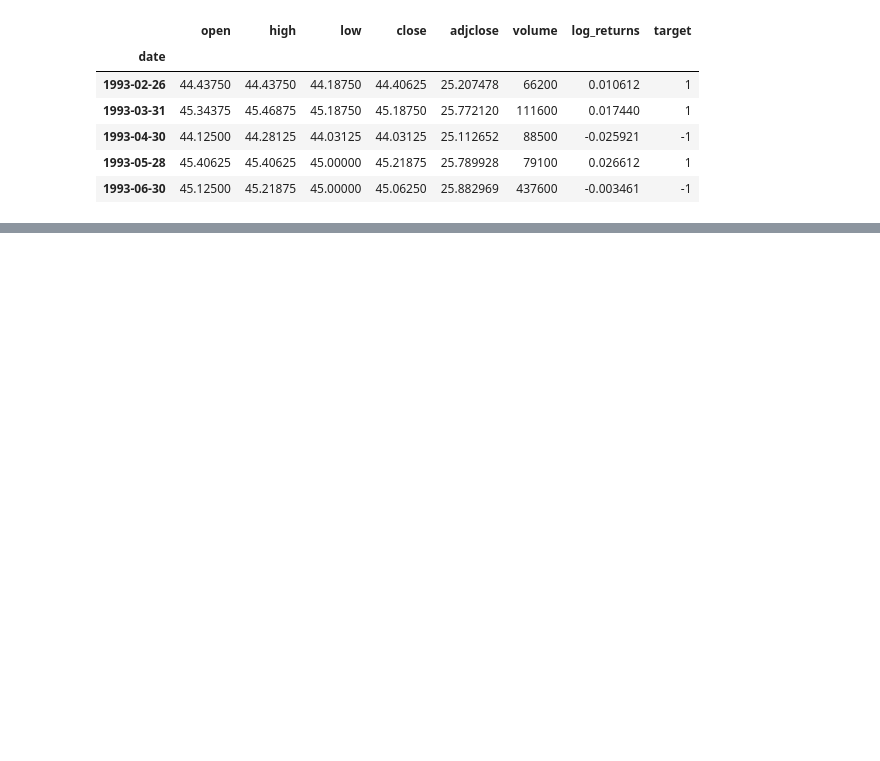
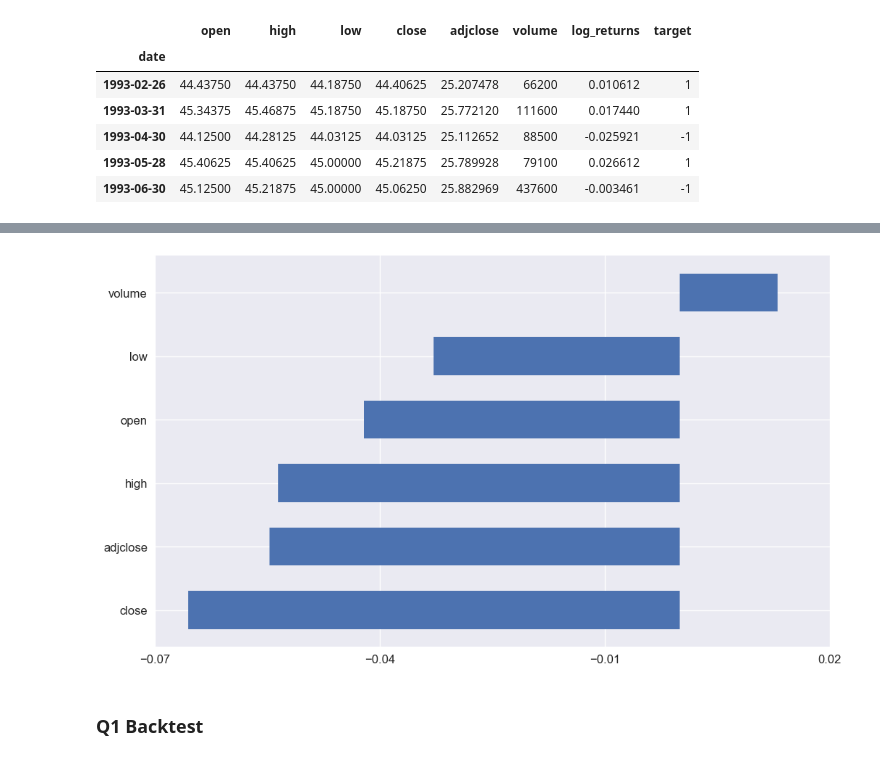
Before and after one commit to tdotkim/nw_msds, a Jupyter notebook: 451_financial_machine_learning/week_6/module6.ipynb, the cells around one changed output, grey strips where cells are left out. Saved outputs shown, nothing was run; the diff lists cells and outputs as text; code cells hidden in the pictures; blank space fills up the shorter version.

```diff
--- a/451_financial_machine_learning/week_6/module6.ipynb
+++ b/451_financial_machine_learning/week_6/module6.ipynb
@@ -63,12 +75,17 @@ class rfmodel:
             #dividends included is the target
             self.ydata = self.data['target'].copy()
             #any target giving > 0 returns is a good enough trade
-            self.X_Train, self.X_Test, self.Y_Train, self.Y_Test = train_test_split(self.xdata, self.ydata, test_size=test_size, random_state=1)
+            self.X_Train, self.X_Test, self.Y_Train, self.Y_Test = train_test_split(self.xdata, self.ydata, test_size=test_size, random_state=1,shuffle=False)
         else:
             self.xdata = self.data.copy().drop(['target'], axis=1)
             self.ydata = self.data['target'].copy()
-            self.X_Train = self.xdata
-            self.Y_Train = self.ydata
+
+    def alt_splitdata(self, test_size=0.2):
+        self.xdata = self.data.copy().drop(['ret'], axis=1)
+        self.xdata.set_index('yyyymm', inplace=True)
+        self.ydata = self.data.copy()[['yyyymm','ret']]
+        self.ydata.set_index('yyyymm', inplace=True)
+        self.X_Train, self.X_Test, self.Y_Train, self.Y_Test = train_test_split(self.xdata, self.ydata, test_size=test_size, random_state=1,shuffle=False)
 
     def featImpMDA_classify(self,cv=10):
         X = self.xdata
@@ -441,0 +339,6 @@ q1_model_fulldata_total_return =
+# %%
+q1_model = rfmodel('q1', training)
+q1_model.splitdata(test_size=.3)
+q1_model.fit()
+q1_model.pred()
+q1_model.getAccuracy()
@@ -441,0 +360,6 @@ q1_model_fulldata_total_return =
+# %%
+q1_model.plot_importances()
+# %% [output]
+[figure, added]
+# %% [markdown]
+### Q1 Backtest
```
Also changed, not shown: parts of 53 cells of this notebook, 7 other files.
